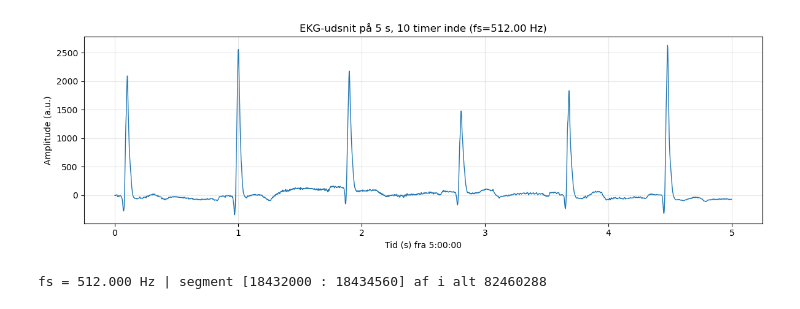
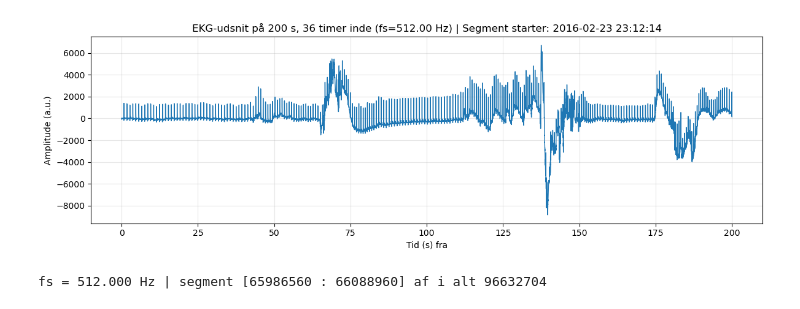
Before and after one commit to AU668208/Epilepsy_MasterThesis, a Jupyter notebook: Visual-inspection-Notebook.ipynb, the cells around one changed output. Drawn from its saved outputs; the diff is of its cells as text; code cells hidden in the pictures.

```diff
--- a/Visual-inspection-Notebook.ipynb
+++ b/Visual-inspection-Notebook.ipynb
@@ -68,37 +68,37 @@ def load_tdms_segment(path_tdms, start_time_s, duration_s=25.0, channel_name=Non
 # -----------------------------
 # KONFIGURATION
 patientId = 5
-path = r"D:\ML algoritme tl anfaldsdetektion vha HRV\ePatch data from Aarhus to Lausanne\Patients ePatch data\Patient 5\recording 1\Patient 5_1.tdms"
+path = r"E:\ML algoritme tl anfaldsdetektion vha HRV\ePatch data from Aarhus - Corrected\ePatch data\Patient 1\Patient_1_1_trimmed.tdms"
    # <-- SKIFT denne
 channel = None                     # fx "ECG" eller lad None for første kanal
 fs_override = None                 # fx 256.0 hvis wf_increment mangler
-hours_after_start = 10.0            # 5 timer
-duration_s = 5.0                  # 25 sekunder
+hours_after_start = 35.8            # 5 timer
+duration_s = 200                  # 25 sekunder
 # -----------------------------
 
 start_time_s = hours_after_start * 3600.0
 t, x, fs, meta = load_tdms_segment(path, start_time_s, duration_s, channel, fs_override)
 
 # Plot
 plt.figure(figsize=(12, 4))
 plt.plot(t, x, lw=1)
-plt.xlabel("Tid (s) fra 5:00:00")
+plt.xlabel("Tid (s) fra")
 plt.ylabel("Amplitude (a.u.)")
 title_right = ""
 if meta["wf_start_time"] is not None:
     # vis human læsbar absolut start for segmentet (hvis tilgængeligt)
     try:
         abs_seg_start = meta["wf_start_time"] + timedelta(seconds=start_time_s)
         title_right = f" | Segment starter: {abs_seg_start}"
     except Exception:
         pass
 
 plt.title(f"EKG-udsnit på {duration_s:.0f} s, {hours_after_start:.0f} timer inde (fs={meta['fs']:.2f} Hz){title_right}")
 plt.grid(True, alpha=0.3)
 plt.tight_layout()
 plt.show()
 
 print(f"fs = {meta['fs']:.3f} Hz | segment [{meta['segment_start_index']} : {meta['segment_end_index']}] af i alt {meta['n_total']}")
 # %% [output]
-[figure, old version]
+[figure, new version]
-fs = 512.000 Hz | segment [18432000 : 18434560] af i alt 82460288
+fs = 512.000 Hz | segment [65986560 : 66088960] af i alt 96632704
```
Also changed, not shown: 2 other files.
